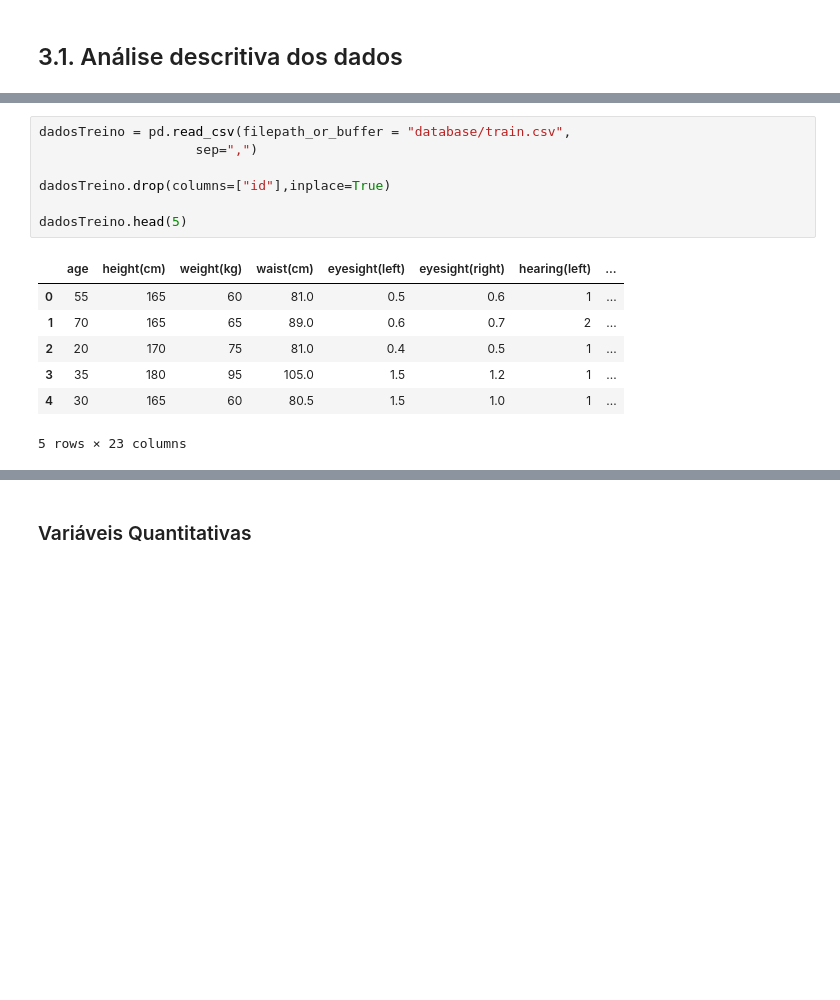
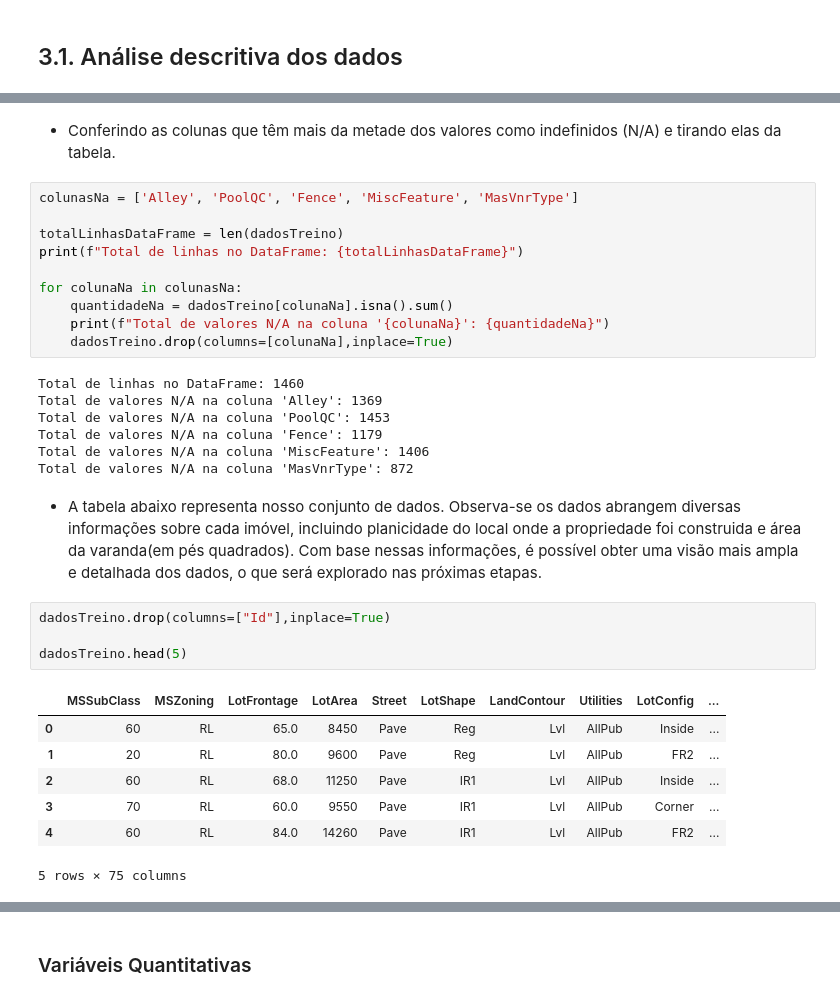
Before and after one commit to Cauaxavier/projeto-ti, a Jupyter notebook: main.ipynb, the cells around one changed output, grey strips where cells are left out. Cells and saved outputs as stored; diff of their text form; blank space fills up the shorter version.

Commit message:
mudando o tema do projeto e inicando a analise descritiva dos dados quantitativos

```diff
--- a/main.ipynb
+++ b/main.ipynb
@@ -30,15 +69,33 @@ O pré-processamento transforma dados brutos em um formato padronizado e relevan
+# %% [markdown]
+- Conferindo as colunas que têm mais da metade dos valores como indefinidos (N/A) e tirando elas da tabela.
+# %%
+colunasNa = ['Alley', 'PoolQC', 'Fence', 'MiscFeature', 'MasVnrType']
+
+totalLinhasDataFrame = len(dadosTreino)
+print(f"Total de linhas no DataFrame: {totalLinhasDataFrame}")
+
+for colunaNa in colunasNa:
+    quantidadeNa = dadosTreino[colunaNa].isna().sum()
+    print(f"Total de valores N/A na coluna '{colunaNa}': {quantidadeNa}")
+    dadosTreino.drop(columns=[colunaNa],inplace=True)
+# %% [output]
+Total de linhas no DataFrame: 1460
+Total de valores N/A na coluna 'Alley': 1369
+Total de valores N/A na coluna 'PoolQC': 1453
+Total de valores N/A na coluna 'Fence': 1179
+Total de valores N/A na coluna 'MiscFeature': 1406
+Total de valores N/A na coluna 'MasVnrType': 872
+# %% [markdown]
+- A tabela abaixo representa nosso conjunto de dados. Observa-se os dados abrangem diversas informações sobre cada imóvel, incluindo planicidade do local onde a propriedade foi construida e área da varanda(em pés quadrados). Com base nessas informações, é possível obter uma visão mais ampla e detalhada dos dados, o que será explorado nas próximas etapas.
 # %%
-dadosTreino = pd.read_csv(filepath_or_buffer = "database/train.csv",
-                    sep=",")
-
-dadosTreino.drop(columns=["id"],inplace=True)
+dadosTreino.drop(columns=["Id"],inplace=True)
 
 dadosTreino.head(5)
 # %% [output]
-|  | age | height(cm) | weight(kg) | waist(cm) | eyesight(left) | eyesight(right) | hearing(left) | ... |
-| 0 | 55 | 165 | 60 | 81.0 | 0.5 | 0.6 | 1 | ... |
-| 1 | 70 | 165 | 65 | 89.0 | 0.6 | 0.7 | 2 | ... |
-| 2 | 20 | 170 | 75 | 81.0 | 0.4 | 0.5 | 1 | ... |
-| 3 | 35 | 180 | 95 | 105.0 | 1.5 | 1.2 | 1 | ... |
-| 4 | 30 | 165 | 60 | 80.5 | 1.5 | 1.0 | 1 | ... |
+|  | MSSubClass | MSZoning | LotFrontage | LotArea | Street | LotShape | LandContour | Utilities | LotConfig | ... |
+| 0 | 60 | RL | 65.0 | 8450 | Pave | Reg | Lvl | AllPub | Inside | ... |
+| 1 | 20 | RL | 80.0 | 9600 | Pave | Reg | Lvl | AllPub | FR2 | ... |
+| 2 | 60 | RL | 68.0 | 11250 | Pave | IR1 | Lvl | AllPub | Inside | ... |
+| 3 | 70 | RL | 60.0 | 9550 | Pave | IR1 | Lvl | AllPub | Corner | ... |
+| 4 | 60 | RL | 84.0 | 14260 | Pave | IR1 | Lvl | AllPub | FR2 | ... |
-5 rows × 23 columns
+5 rows × 75 columns
```
Also changed, not shown: parts of 13 cells of this notebook, 4 other files.
